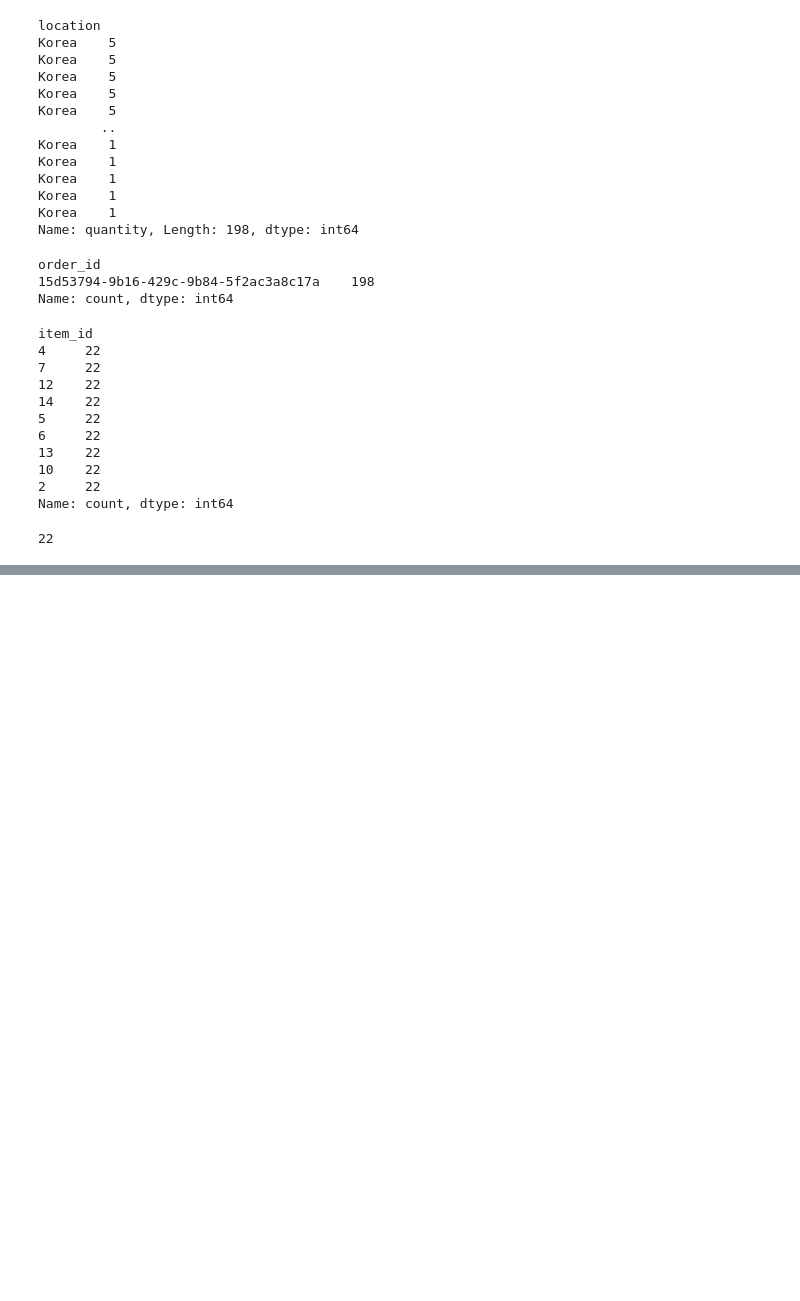
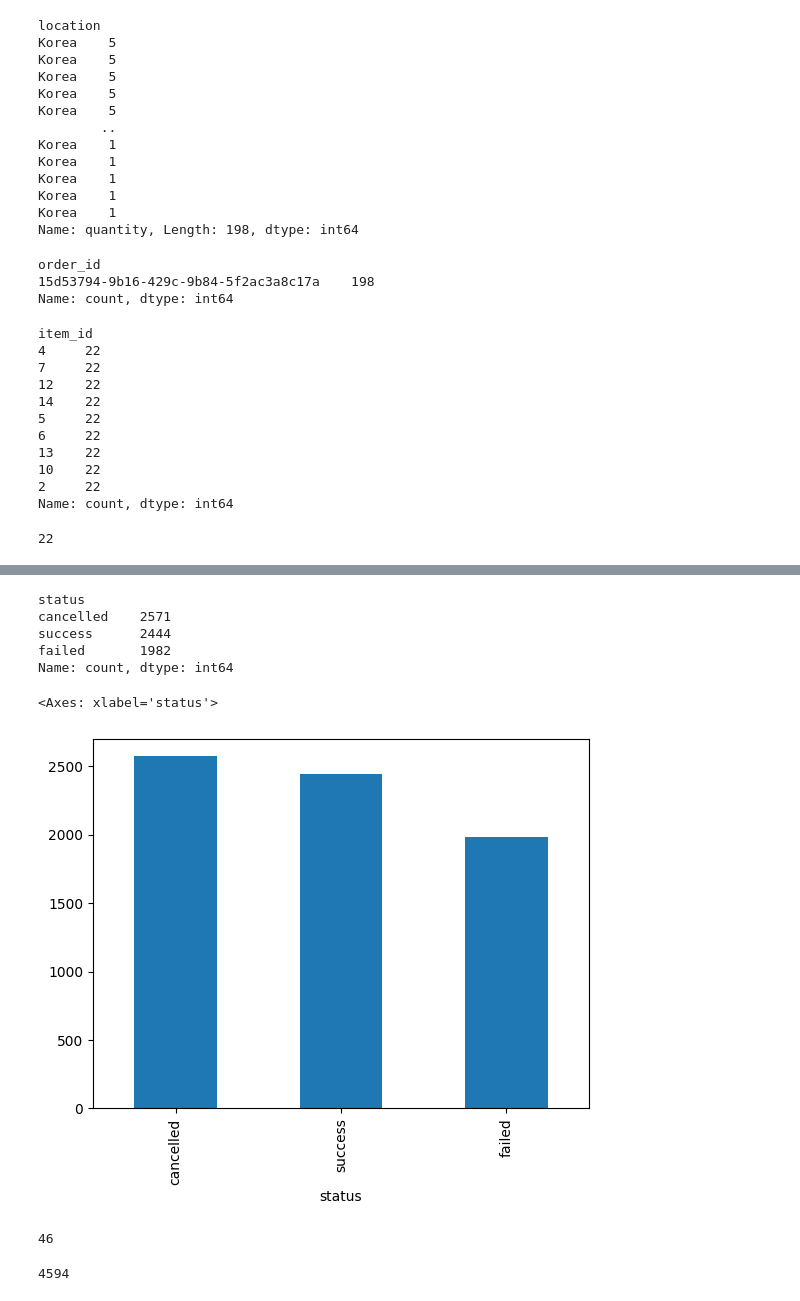
Before and after one commit to KudoroEsther/Files-Data_Analysis-, a Jupyter notebook: Task15/practice.ipynb, the cells around one changed output, grey strips where cells are left out. Cells and saved outputs as stored; diff of their text form; code cells hidden in the pictures; blank space fills up the shorter version.

```diff
--- a/Task15/practice.ipynb
+++ b/Task15/practice.ipynb
@@ -305,0 +350,22 @@ cust_34d3c5e1['event_id'].nunique()
+# %%
+korea.status.value_counts()
+# %% [output]
+status
+cancelled    2571
+success      2444
+failed       1982
+Name: count, dtype: int64
+# %%
+korea.status.value_counts().plot(kind='bar')
+# %% [output]
+<Axes: xlabel='status'>
+[figure, added]
+# %%
+# Tracking customers with failed transactions, successful transaction, and cancelled transactions
+korea['customer_id'].nunique()
+# %% [output]
+46
+# %%
+sales['device_id'].nunique()
+# %% [output]
+4594
```
Also changed, not shown: parts of 62 cells of this notebook.
